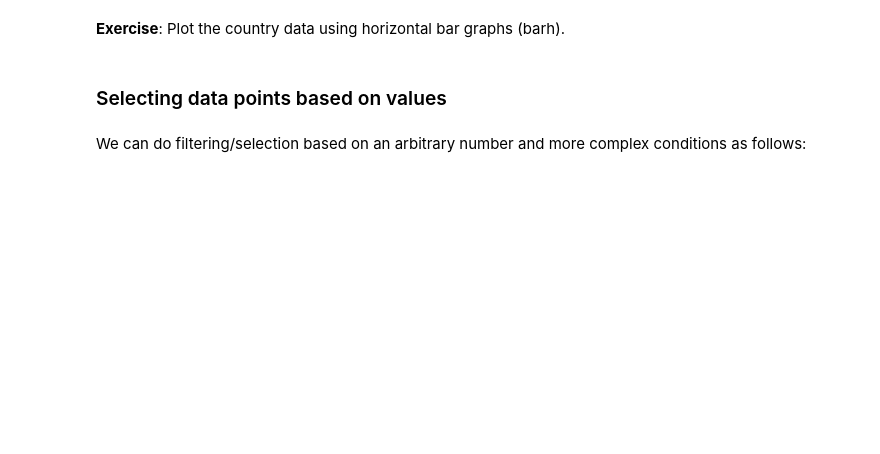
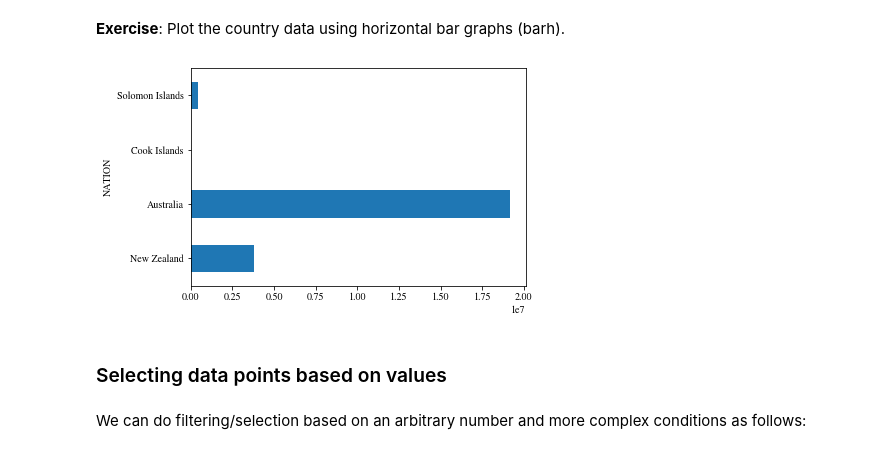
Before and after one commit to TOMMYWHY/158_755DataScience, a Jupyter notebook: 158755/Notebooks/Lecture 2A - Intro to Pandas Series.ipynb, the cells around one changed output. Drawn from its saved outputs; the diff is of its cells as text; code cells hidden in the pictures; blank space fills up the shorter version.

```diff
--- a/158755/Notebooks/Lecture 2A - Intro to Pandas Series.ipynb
+++ b/158755/Notebooks/Lecture 2A - Intro to Pandas Series.ipynb
@@ -194,5 +275,9 @@ _ = country.plot(kind='bar',rot=0)
 # %% [markdown]
 **Exercise**: Plot the country data using horizontal bar graphs (barh).
+# %%
+_ = country.plot(kind='barh',rot=0)
+# %% [output]
+[figure, added]
 # %% [markdown]
 ### Selecting data points based on values
 # %% [markdown]
```
Also changed, not shown: parts of 32 cells of this notebook, 5 other files.
